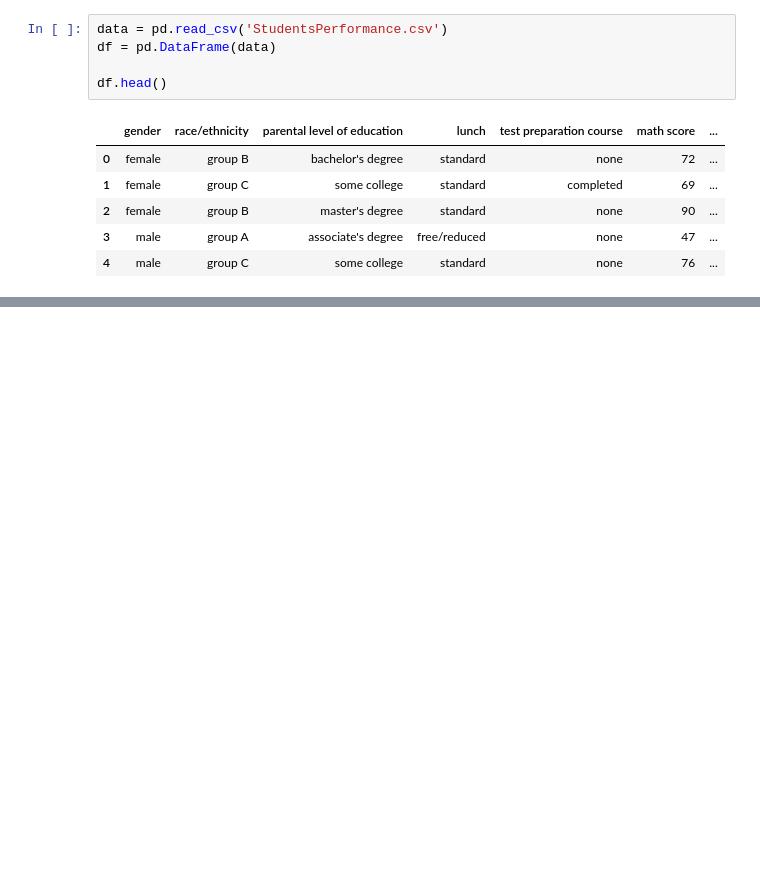
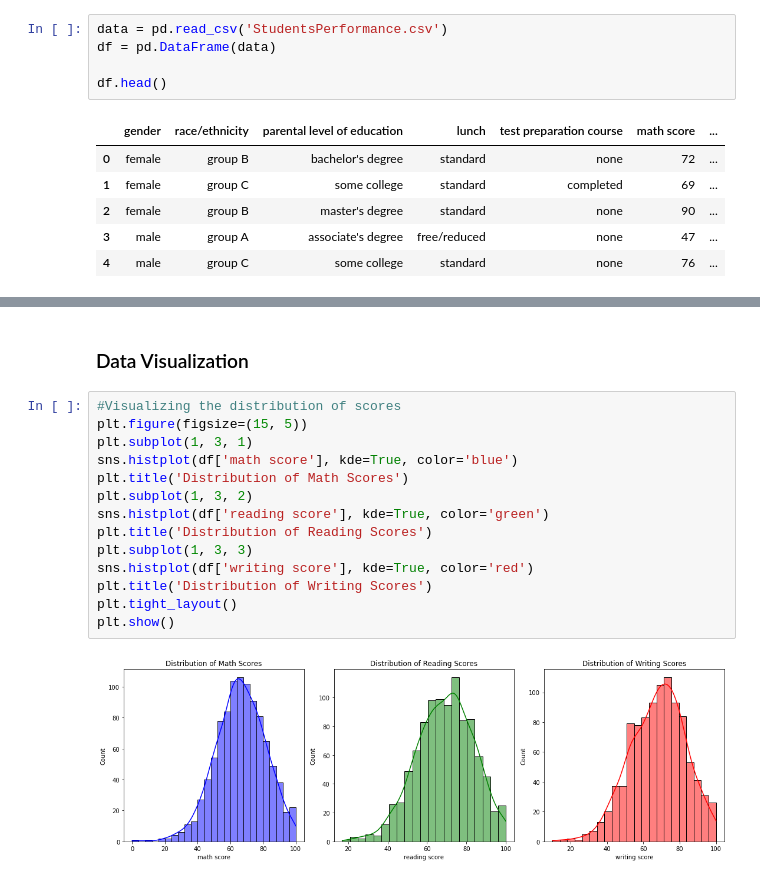
Before and after one commit to NitinJayavarapu12/Student-Performance, a Jupyter notebook: Student_code.ipynb, the cells around one changed output, grey strips where cells are left out. Cells and saved outputs as stored; diff of their text form; blank space fills up the shorter version.

```diff
--- a/Student_code.ipynb
+++ b/Student_code.ipynb
@@ -17,0 +51,18 @@ df.head()
+# %% [markdown]
+### Data Visualization
+# %%
+#Visualizing the distribution of scores
+plt.figure(figsize=(15, 5))
+plt.subplot(1, 3, 1)
+sns.histplot(df['math score'], kde=True, color='blue')
+plt.title('Distribution of Math Scores')
+plt.subplot(1, 3, 2)
+sns.histplot(df['reading score'], kde=True, color='green')
+plt.title('Distribution of Reading Scores')
+plt.subplot(1, 3, 3)
+sns.histplot(df['writing score'], kde=True, color='red')
+plt.title('Distribution of Writing Scores')
+plt.tight_layout()
+plt.show()
+# %% [output]
+[figure, added]
```
Also changed, not shown: parts of 4 cells of this notebook.
